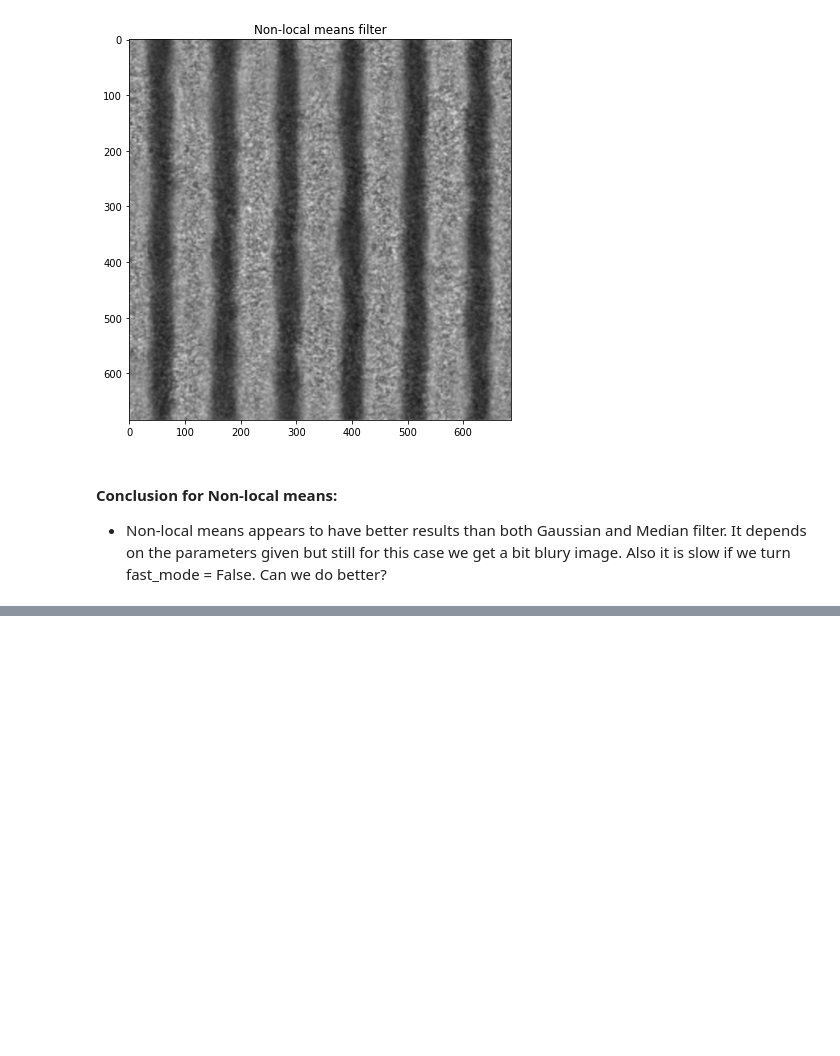
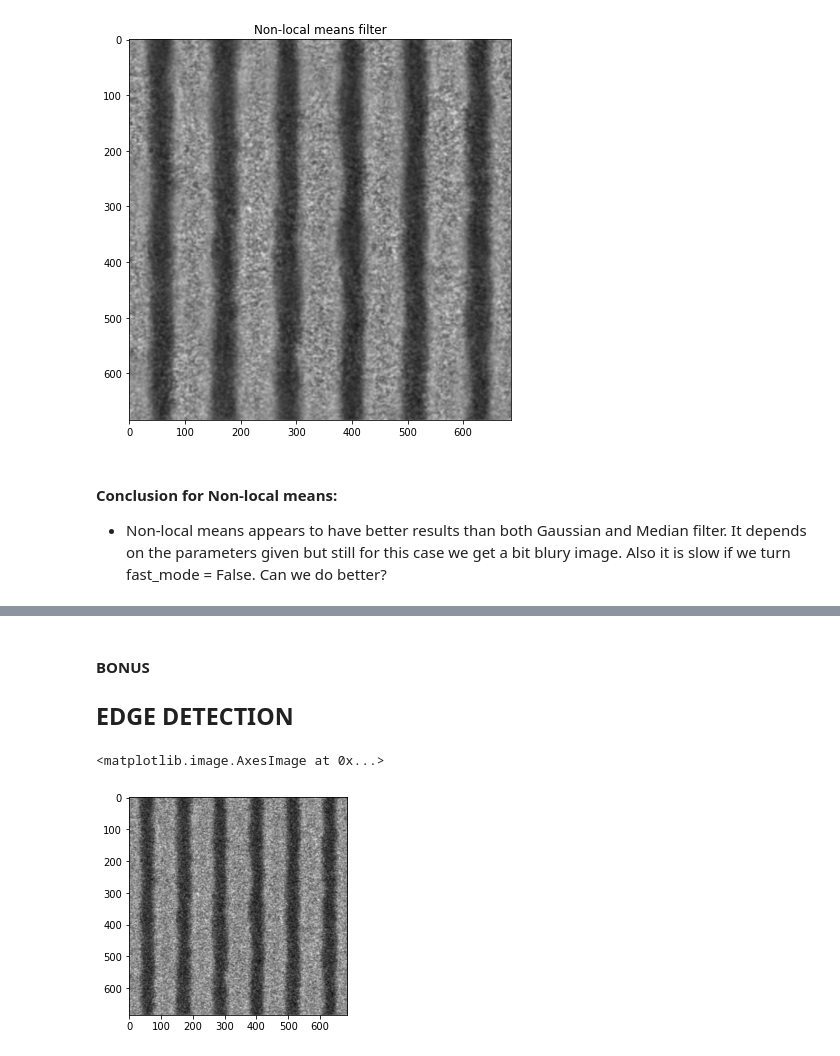
Before and after one commit to AntonisCSt/Denoising_methods, a Jupyter notebook: Denoising_notebook.ipynb, the cells around one changed output, grey strips where cells are left out. Drawn from its saved outputs; the diff is of its cells as text; code cells hidden in the pictures; blank space fills up the shorter version.

```diff
--- a/Denoising_notebook.ipynb
+++ b/Denoising_notebook.ipynb
@@ -100,0 +152,10 @@ plt.imshow(denoise_img)
+# %% [markdown]
+#### BONUS
+## EDGE DETECTION
+# %%
+edges = cv2.Canny(img,110,180)   #Image, min and max values
+
+plt.imshow(img)
+# %% [output]
+<matplotlib.image.AxesImage at 0x...>
+[figure, added]
```
Also changed, not shown: parts of 3 cells of this notebook.
